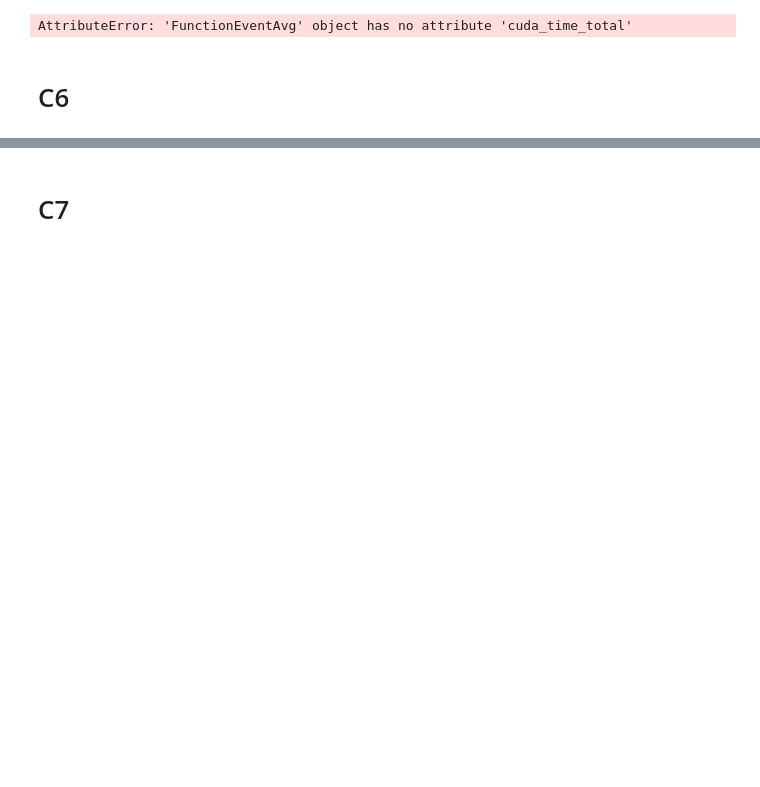
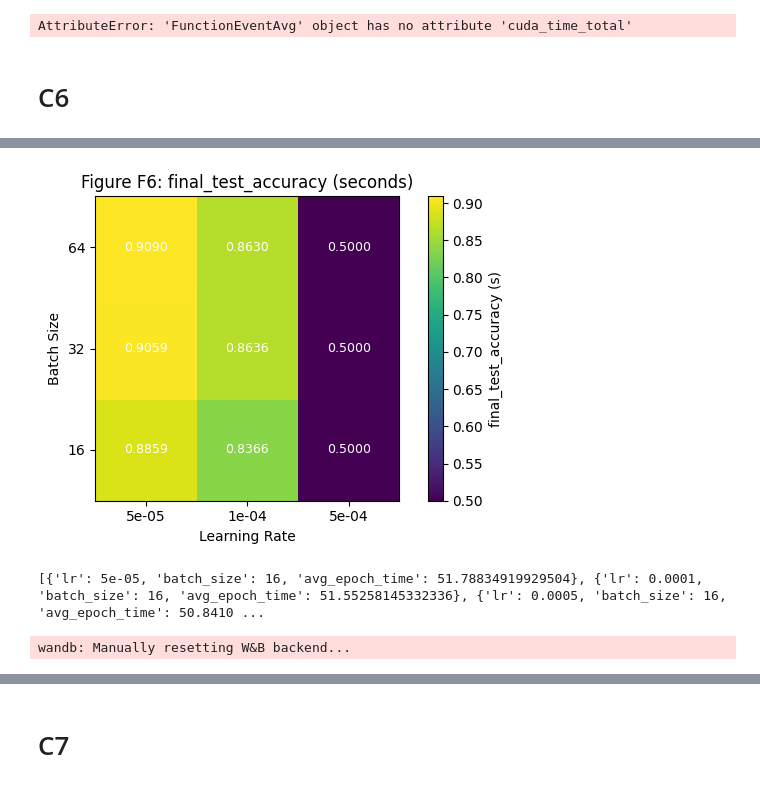
Before and after one commit to kaison0/HPML_assignment, a Jupyter notebook: assignment2/hw2.ipynb, the cells around one changed output, grey strips where cells are left out. Drawn from its saved outputs; the diff is of its cells as text; code cells hidden in the pictures; blank space fills up the shorter version.

```diff
--- a/assignment2/hw2.ipynb
+++ b/assignment2/hw2.ipynb
@@ -741,0 +769,8 @@ print(avg_epoch_time_arr, avg_data_time_arr)
+# %%
+wandb.termlog("Manually resetting W&B backend...")
+wandb.finish()
+wandb.teardown()
+
+# Clear the global run object
+wandb.run = None
+wandb._thread_local = None
@@ -742,2 +811,10 @@ print(avg_epoch_time_arr, avg_data_time_arr)
 # %% [markdown]
 # C4
+# %%
+wandb.termlog("Manually resetting W&B backend...")
+wandb.finish()
+wandb.teardown()
+
+# Clear the global run object
+wandb.run = None
+wandb._thread_local = None
@@ -939,7 +1020,7 @@ AttributeError: 'FunctionEventAvg' object has no attribute 'cuda_time_total'
 # C6
 # %%
 avg_epoch_time = []
-test_accuracy = []
+final_test_accuracy = []
 avg_train_accuracy = []
 final_train_loss = []
 def train_C6():
@@ -953,6 +1034,8 @@ def train_C6():
         "epochs": 5,
         "compile_mode": False
     }) as run:
+      config = wandb.config
+      run.name = f"lr{wandb.config.learning_rate}_bs{wandb.config.batch_size}_C6"
 
       train_loader = DataLoader(tokenized["train"], batch_size=config.batch_size, shuffle=True, collate_fn=data_collator, num_workers=config.num_workers)
       test_loader = DataLoader(tokenized["test"], batch_size=config.batch_size, collate_fn=data_collator, num_workers=config.num_workers)
@@ -960,7 +1043,7 @@ def train_C6():
       model = DistilBertForSequenceClassification.from_pretrained(model_name, num_labels=2)
       model.to(device)
 
-      optimizer = getattr(optim, config.optimizer.capitalize())(model.parameters(), lr=config.learning_rate)
+      optimizer = getattr(optim, config.optimizer)(model.parameters(), lr=config.learning_rate)
       print(f"---------start train: batch_size({config.batch_size}) lr({config.learning_rate}) num_workers({config.num_workers}) optimizer({config.optimizer})-----")
       train_loss = []
       train_accuracy = []
@@ -1056,9 +1139,9 @@ def train_C6():
                 compute time: {training_compute_time} total epoch time: {total_epoch_time}")
         print(f"-------------------------------------------------------------------------------")
 
-      avg_epoch_time.append({"lr":config.lr, "batch_size":config.batch_size, "avg_epoch_time":sum(epoch_time_arr)/len(epoch_time_arr)})
-      avg_train_accuracy({"lr":config.lr, "batch_size":config.batch_size, "avg_train_accuracy":sum_train_accuracy/config.epochs})
-      final_train_loss.append({"lr":config.lr, "batch_size":config.batch_size, "final_train_loss":avg_loss})
+      avg_epoch_time.append({"lr":config.learning_rate, "batch_size":config.batch_size, "avg_epoch_time":sum(epoch_time_arr)/len(epoch_time_arr)})
+      avg_train_accuracy.append({"lr":config.learning_rate, "batch_size":config.batch_size, "avg_train_accuracy":sum_train_accuracy/config.epochs})
+      final_train_loss.append({"lr":config.learning_rate, "batch_size":config.batch_size, "final_train_loss":avg_loss})
 
       model.eval()
       correct = 0
@@ -1079,4 +1162,4 @@ def train_C6():
               total += labels.size(0)
 
       accuracy = correct / total
-      test_accuracy.append({"lr":config.lr, "batch_size":config.batch_size, "test_accuracy":accuracy})
+      final_test_accuracy.append({"lr":config.learning_rate, "batch_size":config.batch_size, "final_test_accuracy":accuracy})
@@ -1119,11 +1208,11 @@ wandb: ERROR The nbformat package was not found. It is required to save notebook
 # %%
 def draw_heatmap(data, data_name):
-    batch_size = [16, 32, 64]
-    learning_rate = [5e-5, 1e-4, 5e-4]
+    batch_sizes = [16, 32, 64]
+    learning_rates = [5e-5, 1e-4, 5e-4]
     extracted_data = [[0] * 3 for _ in range(3)]
     for i in range(3):
         for j in range(3):
-            extracted_data[i][j] = data[i * (len(learning_rates) - 1) +  j][data_name]
+            extracted_data[i][j] = data[i * len(learning_rates) +  j][data_name]
 
     fig, ax = plt.subplots(figsize=(6, 4))
     im = ax.imshow(extracted_data, cmap="viridis", origin="lower")
@@ -1145,11 +1234,8 @@ def draw_heatmap(data, data_name):
     # Annotate values on heatmap
     for i in range(len(batch_sizes)):
         for j in range(len(learning_rates)):
-            ax.text(j, i, f"{extracted_data:.0f}",
+            ax.text(j, i, f"{extracted_data[i][j]:.4f}",
                     ha="center", va="center", color="white", fontsize=9)
 
     plt.tight_layout()
     plt.show()
-
-draw_heatmap(avg_epoch_time, "avg_epoch_time")
-draw_heatmap(test_accuracy, "test_accuracy")
@@ -1156,2 +1246,18 @@ draw_heatmap(test_accuracy, "test_accuracy")
+# %%
+draw_heatmap(final_test_accuracy, "final_test_accuracy")
+# %% [output]
+[figure, added]
 # %%
-print(avg_epoch_time, final_train_loss, train_accuracy, test_accuracy)
+print(avg_epoch_time, final_train_loss, avg_train_accuracy, final_test_accuracy)
+# %% [output]
+[{'lr': 5e-05, 'batch_size': 16, 'avg_epoch_time': 51.78834919929504}, {'lr': 0.0001, 'batch_size': 16, 'avg_epoch_time': 51.55258145332336}, {'lr': 0.0005, 'batch_size': 16, 'avg_epoch_time': 50.8410 ...
+# %%
+wandb.termlog("Manually resetting W&B backend...")
+wandb.finish()
+wandb.teardown()
+
+# Clear the global run object
+wandb.run = None
+wandb._thread_local = None
+# %% [output]
+wandb: Manually resetting W&B backend...
```
Also changed, not shown: parts of 38 cells of this notebook.
